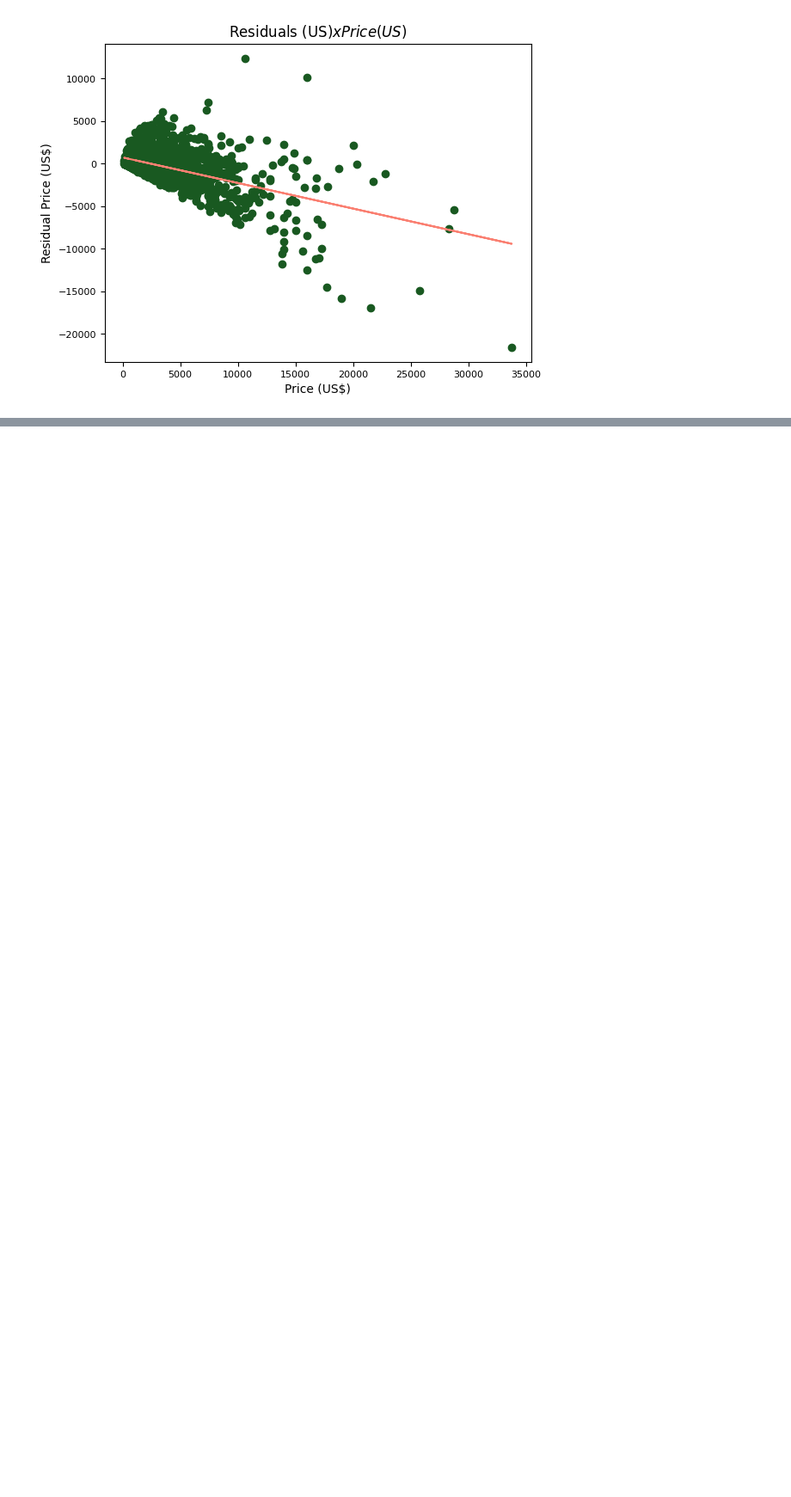
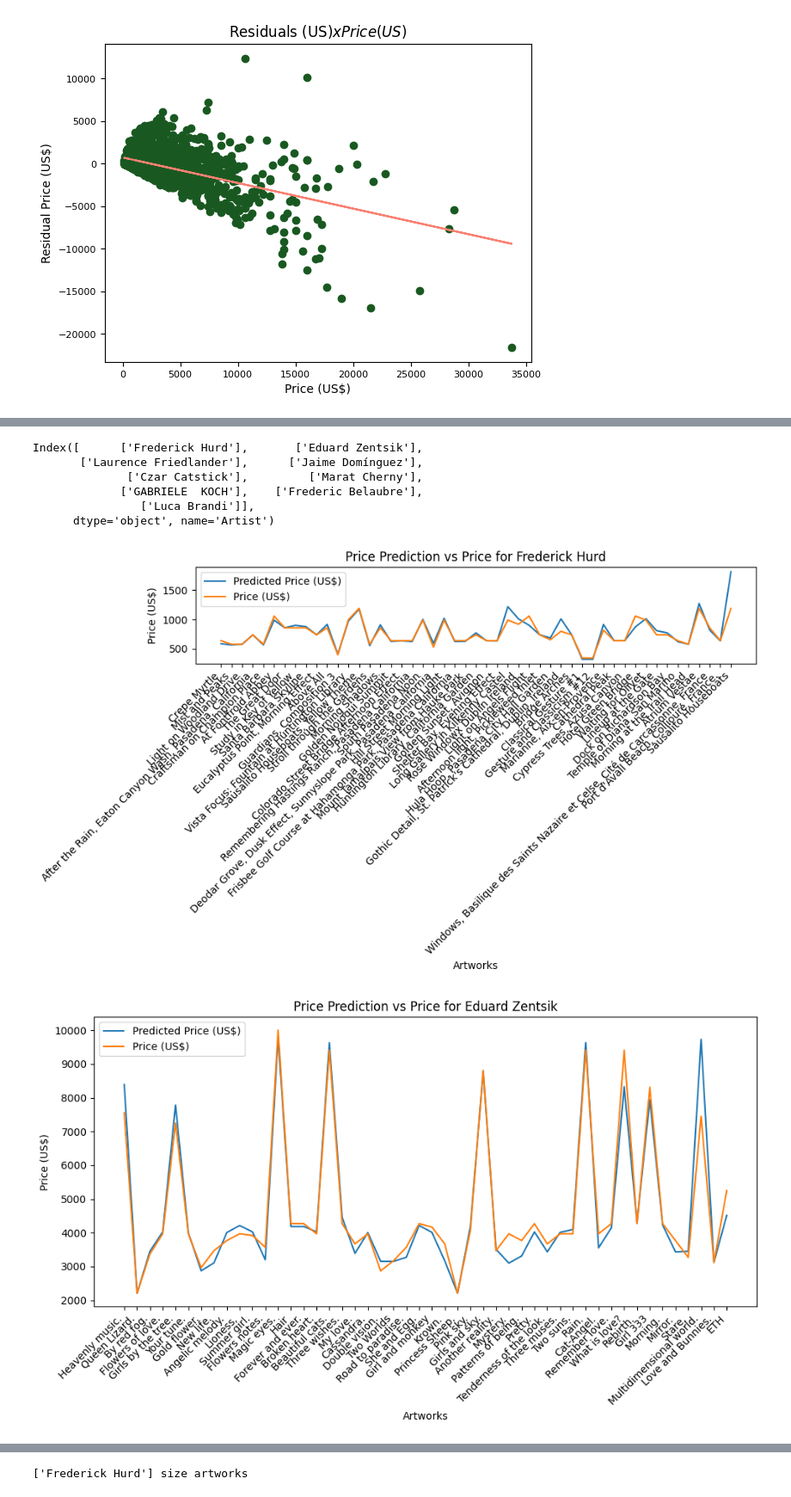
Before and after one commit to cryptogazzetta/Arte, a Jupyter notebook: analysis/saatchi_explore_artworks.ipynb, the cells around one changed output, grey strips where cells are left out. Shown at 86% size. Drawn from its saved outputs; the diff is of its cells as text; code cells hidden in the pictures; blank space fills up the shorter version.

```diff
--- a/analysis/saatchi_explore_artworks.ipynb
+++ b/analysis/saatchi_explore_artworks.ipynb
@@ -668,29 +733,46 @@ KeyError: 'Residual'
 # %%
 ## CASE STUDIES: SELECTED ARTISTS
 
-# select artists with most artworks
-selected_artists = artworks['Artist'].value_counts().head(10).index
-print(selected_artists)
-
+# Select model
 model = models[model_name]
 
-artist_name = 'Frederic Belaubre'
-artist_arworks_dummies = test_dummies[test_dummies[artist_name] == 1].sort_values(by='Price (US$)', ascending=False)
-artist_arworks_dummies['Price Prediction (US$)'] = model.predict(artist_arworks_dummies.drop(columns=['Price (US$)']))
-# Use index to find artworks titles in artworks dataframe
-artist_arworks_dummies['Title'] = artworks.loc[artist_arworks_dummies.index]['Title']
+# Select artists
+selected_artists = artworks['Artist'].value_counts().head(9).index
+
+artists_names = selected_artists
+print(artists_names)
+
+artists_indices = []
+for artist_name in artists_names:
+    artist_name = artist_name[0]
+    artist_indices = test_dummies[test_dummies[artist_name] == True].index
+    artists_indices.append(artist_indices)
+
+    artist_dummies = test_dummies.loc[artist_indices]
+    artist_dummies['Title'] = artworks.loc[artist_indices]['Title']
+
+    # Assuming artist_arworks_dummies is your DataFrame
+    fig, ax = plt.subplots(figsize=(10, 6))
+    # Plotting Price Prediction and Price against Artwork Titles
+    ax.plot(artist_dummies['Title'], artist_dummies['Predicted Price (US$)'], label='Predicted Price (US$)')
+    ax.plot(artist_dummies['Title'], artist_dummies['Price (US$)'], label='Price (US$)')
+    # Rotating x-axis labels for better readability
+    plt.xticks(rotation=45, ha="right")
+    ax.set_xlabel('Artworks')
+    ax.set_ylabel('Price (US$)')
+    ax.set_title('Price Prediction vs Price for {}'.format(artist_name))
+    ax.legend()
+    plt.tight_layout()  # To ensure labels and titles fit properly
+    plt.show()
 
 
-# Assuming artist_arworks_dummies is your DataFrame
-fig, ax = plt.subplots(figsize=(10, 6))
-# Plotting Price Prediction and Price against Artwork Titles
-ax.plot(artist_arworks_dummies['Title'], artist_arworks_dummies['Price Prediction (US$)'], label='Price Prediction (US$)')
-ax.plot(artist_arworks_dummies['Title'], artist_arworks_dummies['Price (US$)'], label='Price (US$)')
-# Rotating x-axis labels for better readability
-plt.xticks(rotation=45, ha="right")
-ax.set_xlabel('Artworks')
-ax.set_ylabel('Price (US$)')
-ax.set_title('Price Prediction vs Price for {}'.format(artist_name))
-ax.legend()
-plt.tight_layout()  # To ensure labels and titles fit properly
-plt.show()
+case_study(test_dummies, artists_indices, artists_names)
+# %% [output]
+Index([      ['Frederick Hurd'],       ['Eduard Zentsik'],
+       ['Laurence Friedlander'],      ['Jaime Domínguez'],
+              ['Czar Catstick'],         ['Marat Cherny'],
+             ['GABRIELE  KOCH'],    ['Frederic Belaubre'],
+                ['Luca Brandi']],
+      dtype='object', name='Artist')
+[figure, added]
+[figure, added]
@@ -696,0 +786 @@ plt.show()
+['Frederick Hurd'] size artworks
```
Also changed, not shown: parts of 16 cells of this notebook, 4 other files.
